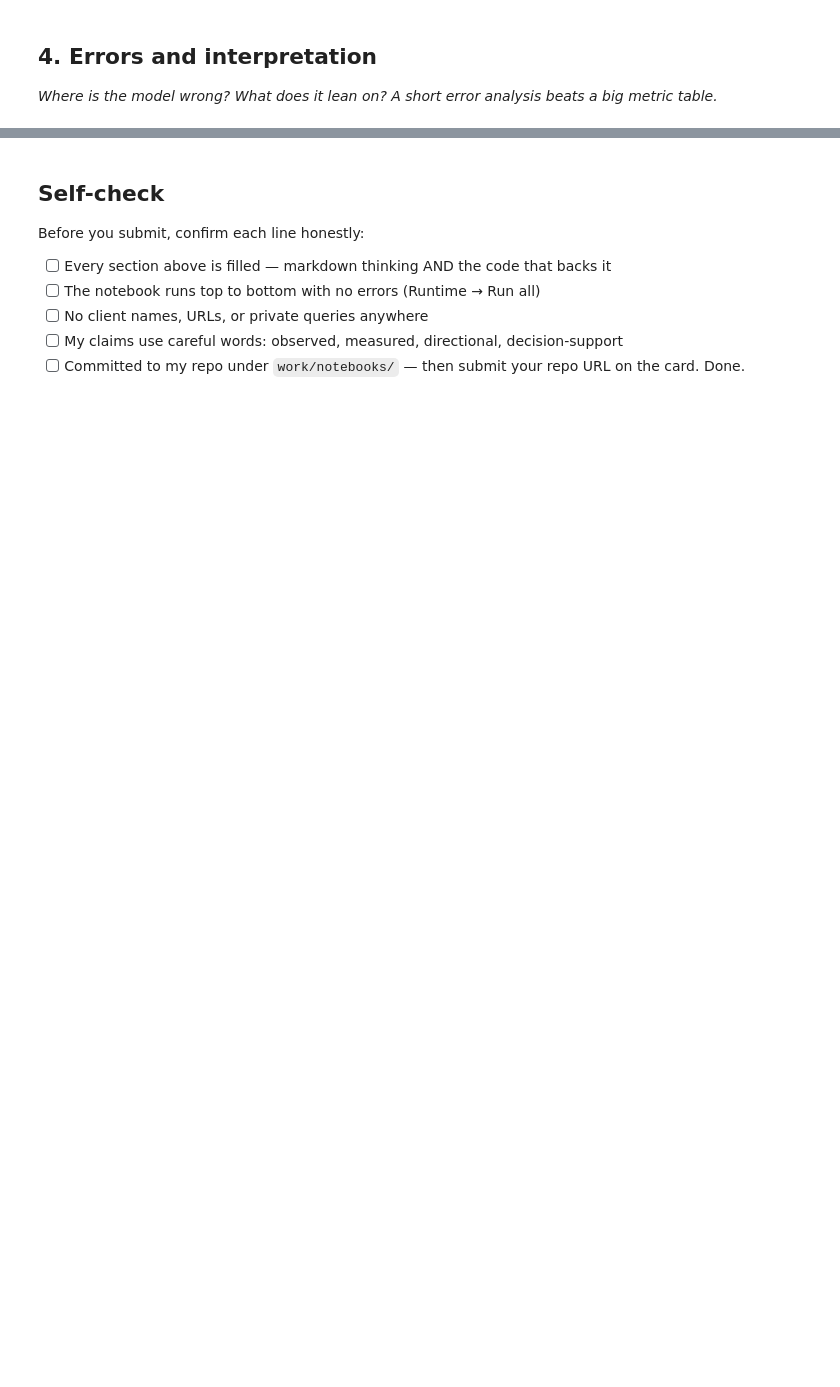
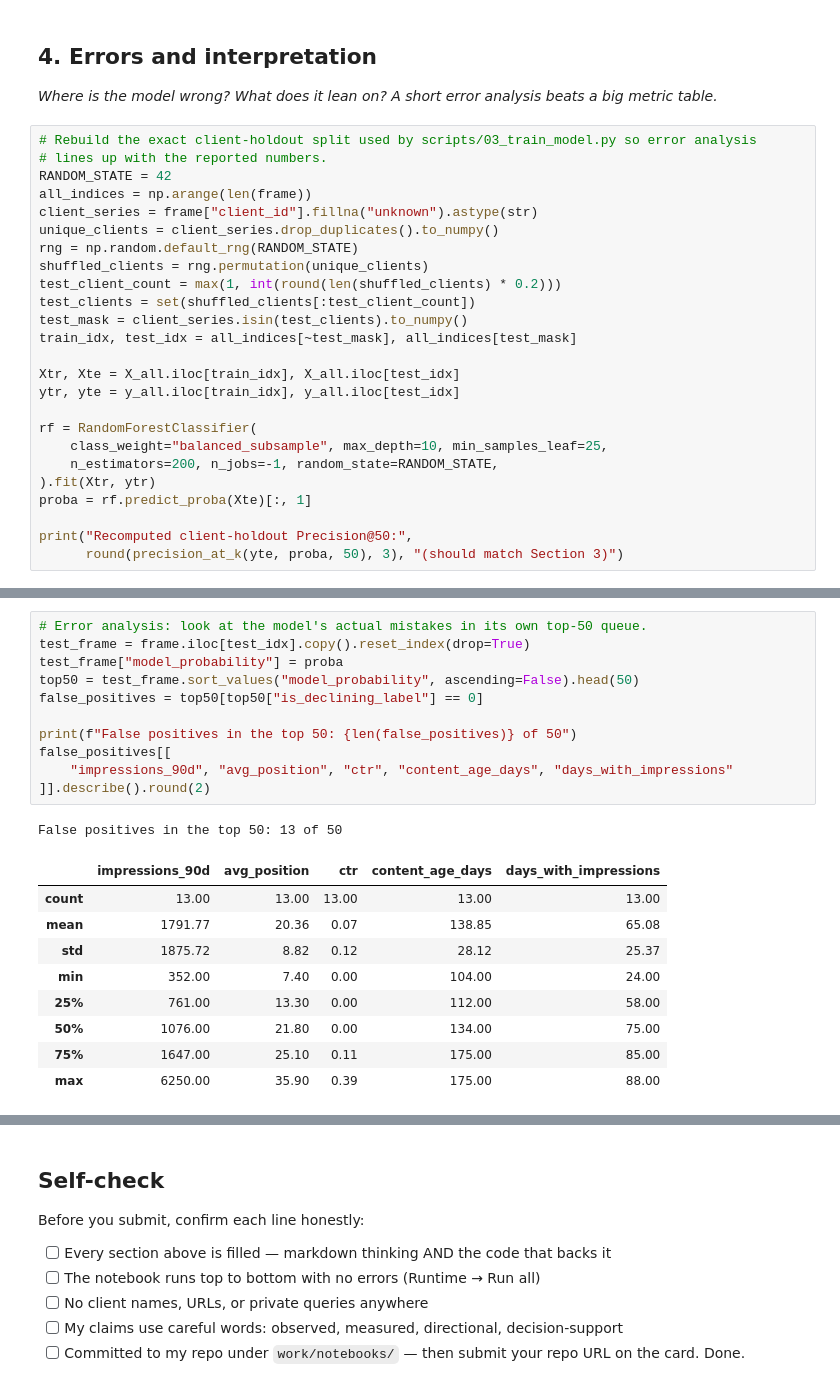
Before and after one commit to LaibaSabir1/flyrank-ml-internship-laiba_sabir, a Jupyter notebook: work/notebooks/w05_model.ipynb, the cells around one changed output, grey strips where cells are left out. Drawn from its saved outputs; the diff is of its cells as text; blank space fills up the shorter version.

```diff
--- a/work/notebooks/w05_model.ipynb
+++ b/work/notebooks/w05_model.ipynb
@@ -22,3 +259,28 @@ This skeleton is yours to fill. Work the sections **in order** — each one has
 ## 4. Errors and interpretation
 
 *Where is the model wrong? What does it lean on? A short error analysis beats a big metric table.*
+# %%
+# Rebuild the exact client-holdout split used by scripts/03_train_model.py so error analysis
+# lines up with the reported numbers.
+RANDOM_STATE = 42
+all_indices = np.arange(len(frame))
+client_series = frame["client_id"].fillna("unknown").astype(str)
+unique_clients = client_series.drop_duplicates().to_numpy()
+rng = np.random.default_rng(RANDOM_STATE)
+shuffled_clients = rng.permutation(unique_clients)
+test_client_count = max(1, int(round(len(shuffled_clients) * 0.2)))
+test_clients = set(shuffled_clients[:test_client_count])
+test_mask = client_series.isin(test_clients).to_numpy()
+train_idx, test_idx = all_indices[~test_mask], all_indices[test_mask]
+
+Xtr, Xte = X_all.iloc[train_idx], X_all.iloc[test_idx]
+ytr, yte = y_all.iloc[train_idx], y_all.iloc[test_idx]
+
+rf = RandomForestClassifier(
+    class_weight="balanced_subsample", max_depth=10, min_samples_leaf=25,
+    n_estimators=200, n_jobs=-1, random_state=RANDOM_STATE,
+).fit(Xtr, ytr)
+proba = rf.predict_proba(Xte)[:, 1]
+
+print("Recomputed client-holdout Precision@50:",
+      round(precision_at_k(yte, proba, 50), 3), "(should match Section 3)")
@@ -24,0 +335,22 @@ This skeleton is yours to fill. Work the sections **in order** — each one has
+# %%
+# Error analysis: look at the model's actual mistakes in its own top-50 queue.
+test_frame = frame.iloc[test_idx].copy().reset_index(drop=True)
+test_frame["model_probability"] = proba
+top50 = test_frame.sort_values("model_probability", ascending=False).head(50)
+false_positives = top50[top50["is_declining_label"] == 0]
+
+print(f"False positives in the top 50: {len(false_positives)} of 50")
+false_positives[[
+    "impressions_90d", "avg_position", "ctr", "content_age_days", "days_with_impressions"
+]].describe().round(2)
+# %% [output]
+False positives in the top 50: 13 of 50
+|  | impressions_90d | avg_position | ctr | content_age_days | days_with_impressions |
+| count | 13.00 | 13.00 | 13.00 | 13.00 | 13.00 |
+| mean | 1791.77 | 20.36 | 0.07 | 138.85 | 65.08 |
+| std | 1875.72 | 8.82 | 0.12 | 28.12 | 25.37 |
+| min | 352.00 | 7.40 | 0.00 | 104.00 | 24.00 |
+| 25% | 761.00 | 13.30 | 0.00 | 112.00 | 58.00 |
+| 50% | 1076.00 | 21.80 | 0.00 | 134.00 | 75.00 |
+| 75% | 1647.00 | 25.10 | 0.11 | 175.00 | 85.00 |
+| max | 6250.00 | 35.90 | 0.39 | 175.00 | 88.00 |
```
Also changed, not shown: parts of 11 cells of this notebook.
